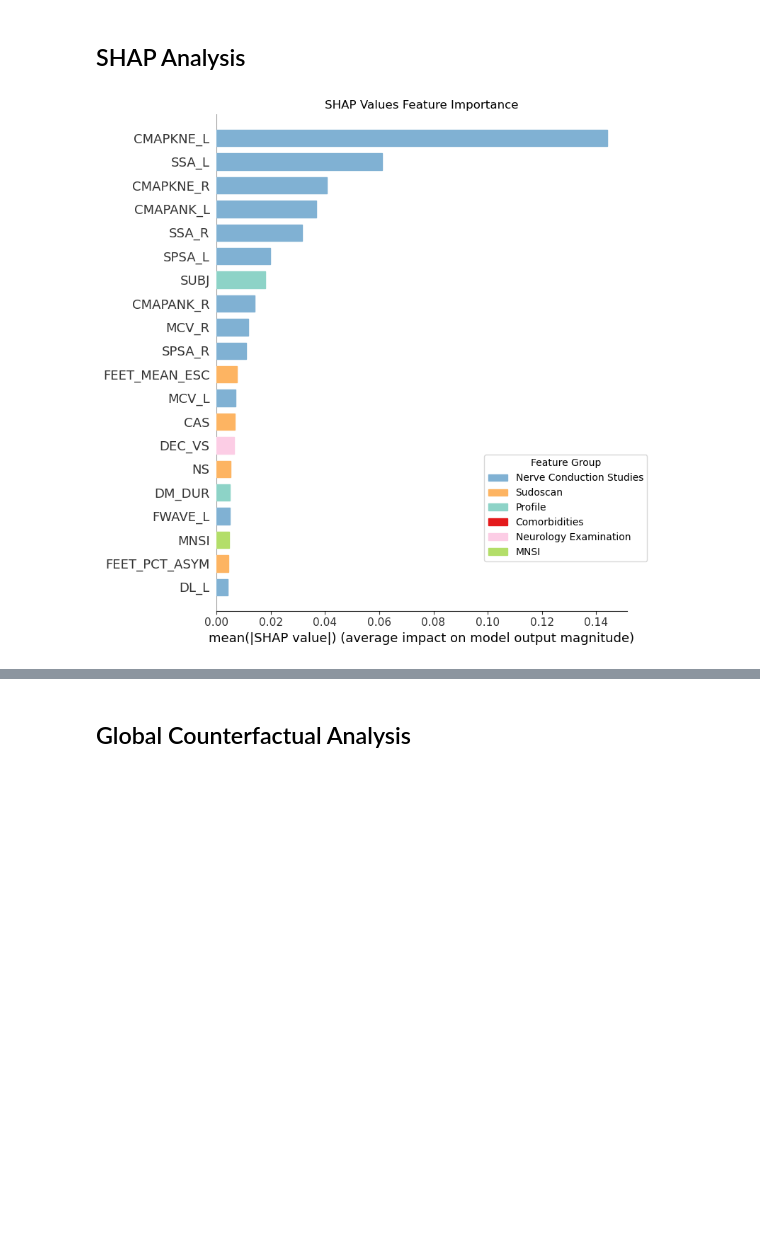
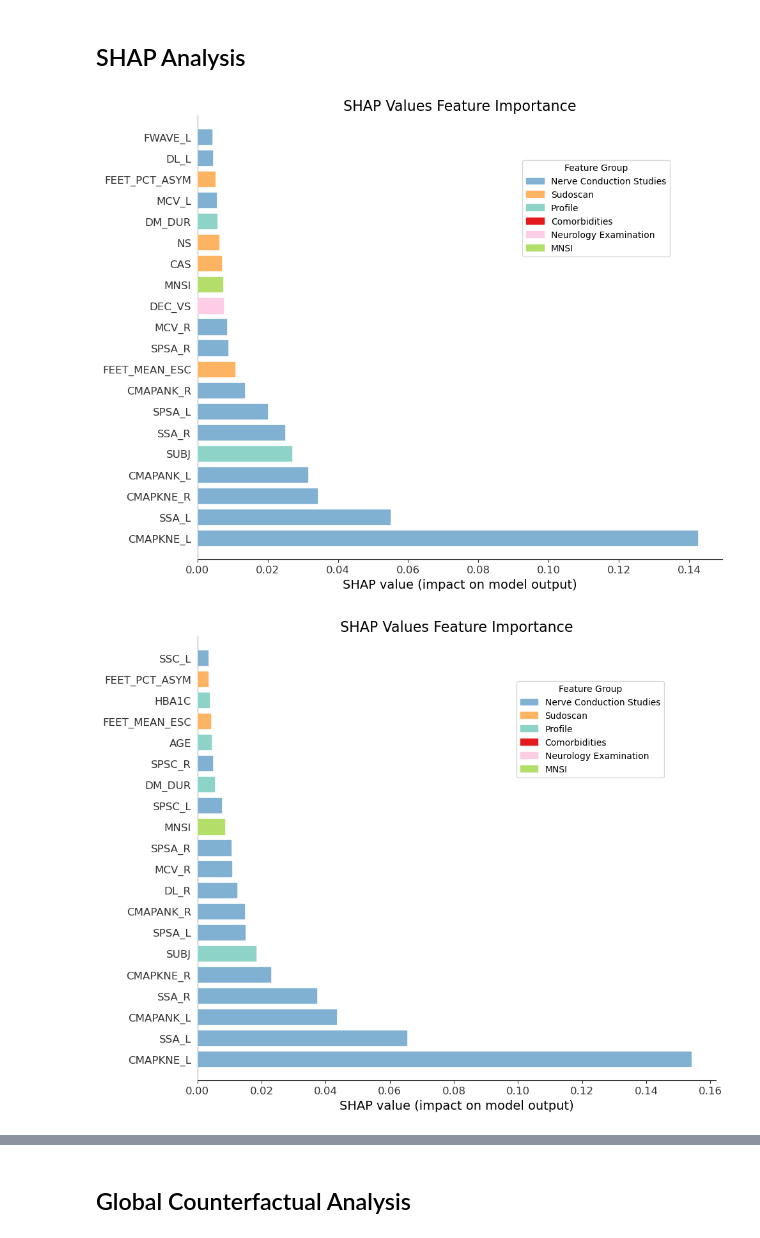
Before and after one commit to acbriza/dpn2026, a Jupyter notebook: module/explainability.ipynb, the cells around one changed output, grey strips where cells are left out. Drawn from its saved outputs; the diff is of its cells as text; code cells hidden in the pictures; blank space fills up the shorter version.

```diff
--- a/module/explainability.ipynb
+++ b/module/explainability.ipynb
@@ -191,4 +175,7 @@ from utils2 import explainability as exp
-# %%
-exp.plot_shap(D, config, model, X_test, savedir=outputdir)
-# %% [output]
-[figure, removed]
+# %%
+for s in range(len(split_results)):
+    model = split_results[s]['model']
+    exp.plot_shap(D, model, s, config, X_test, savedir=outputdir)
+# %% [output]
+[figure, added]
+[figure, added]
```
Also changed, not shown: parts of 10 cells of this notebook.
